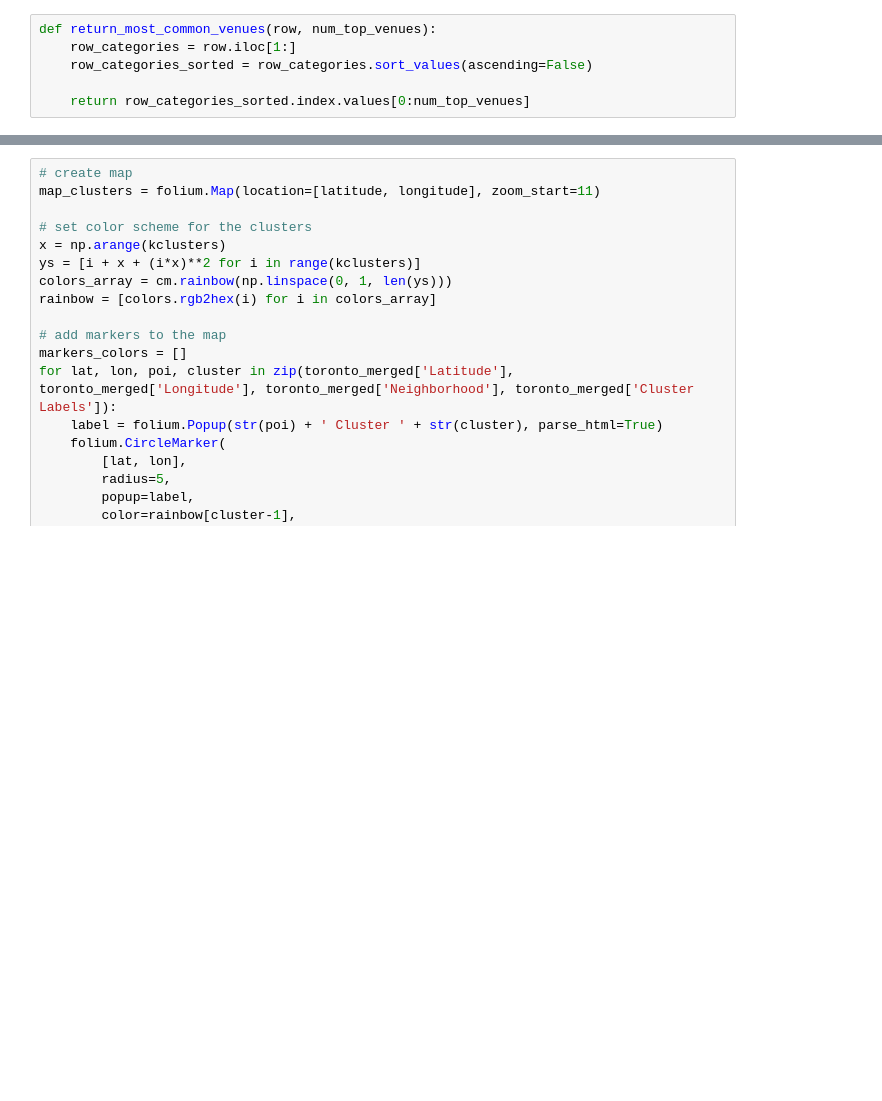
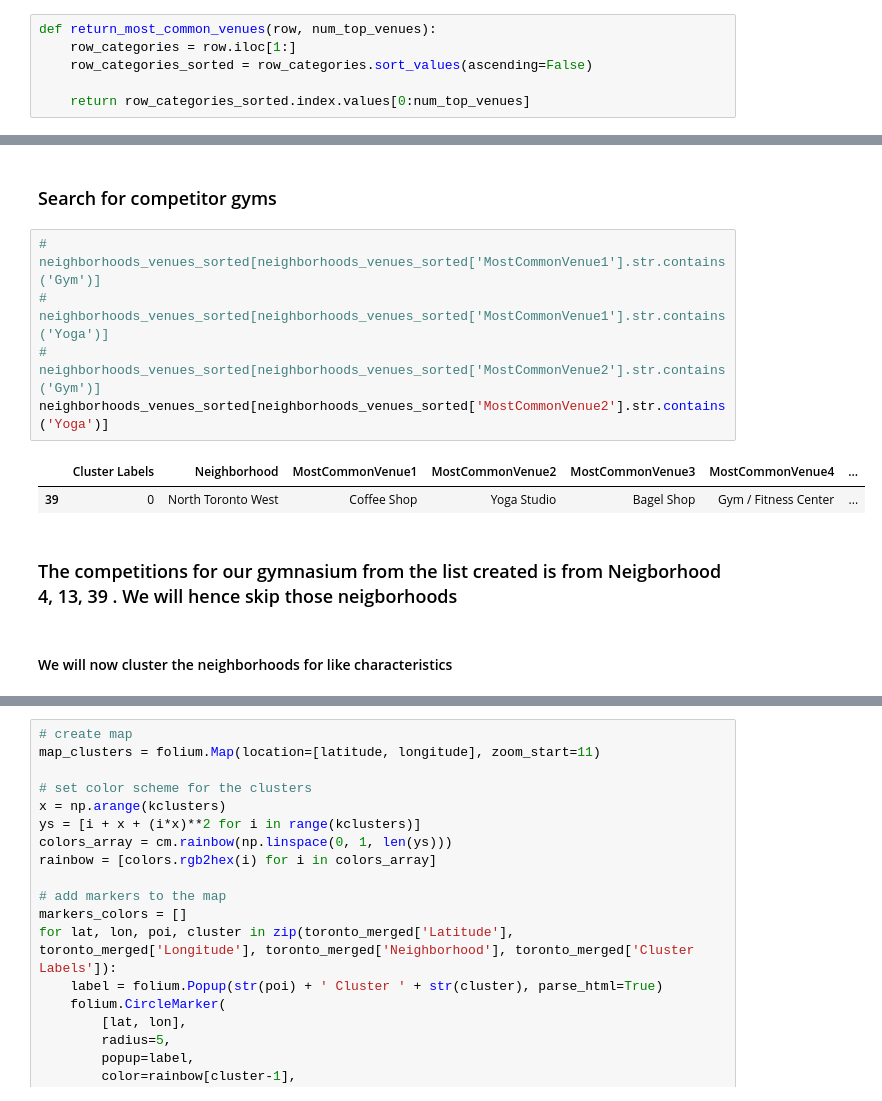
Before and after one commit to dshenoy-twc/coursera1, a Jupyter notebook: CourseraDSCapstone2.ipynb, the cells around one changed output, grey strips where cells are left out. Cells and saved outputs as stored; diff of their text form; blank space fills up the shorter version.

```diff
--- a/CourseraDSCapstone2.ipynb
+++ b/CourseraDSCapstone2.ipynb
@@ -376,5 +369,19 @@ neighborhoods_venues_sorted.head()
 | 3 | Brockton | Coffee Shop | Breakfast Spot | Café | Bakery | ... |
 | 4 | Business Reply Mail Processing Ce... | Yoga Studio | Recording Studio | Smoke Shop | Skate Park | ... |
+# %% [markdown]
+### Search for competitor gyms
+# %%
+# neighborhoods_venues_sorted[neighborhoods_venues_sorted['MostCommonVenue1'].str.contains('Gym')]
+# neighborhoods_venues_sorted[neighborhoods_venues_sorted['MostCommonVenue1'].str.contains('Yoga')]
+# neighborhoods_venues_sorted[neighborhoods_venues_sorted['MostCommonVenue2'].str.contains('Gym')]
+neighborhoods_venues_sorted[neighborhoods_venues_sorted['MostCommonVenue2'].str.contains('Yoga')]
+# %% [output]
+|  | Cluster Labels | Neighborhood | MostCommonVenue1 | MostCommonVenue2 | MostCommonVenue3 | MostCommonVenue4 | ... |
+| 39 | 0 | North Toronto West | Coffee Shop | Yoga Studio | Bagel Shop | Gym / Fitness Center | ... |
+# %% [markdown]
+### The  competitions for our gymnasium from the list created is from Neigborhood 4, 13, 39 . We will hence skip those neigborhoods
+# %% [markdown]
+#### We will now cluster the neighborhoods for like characteristics
 # %%
 # set number of clusters
 kclusters = 5
```
Also changed, not shown: parts of 29 cells of this notebook.
